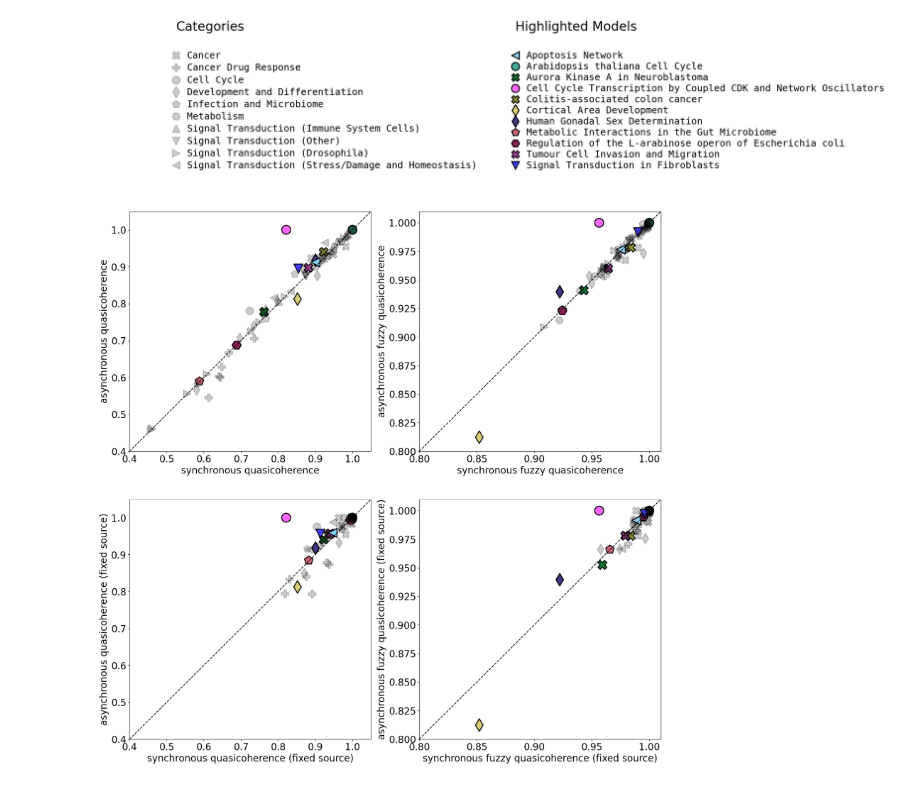
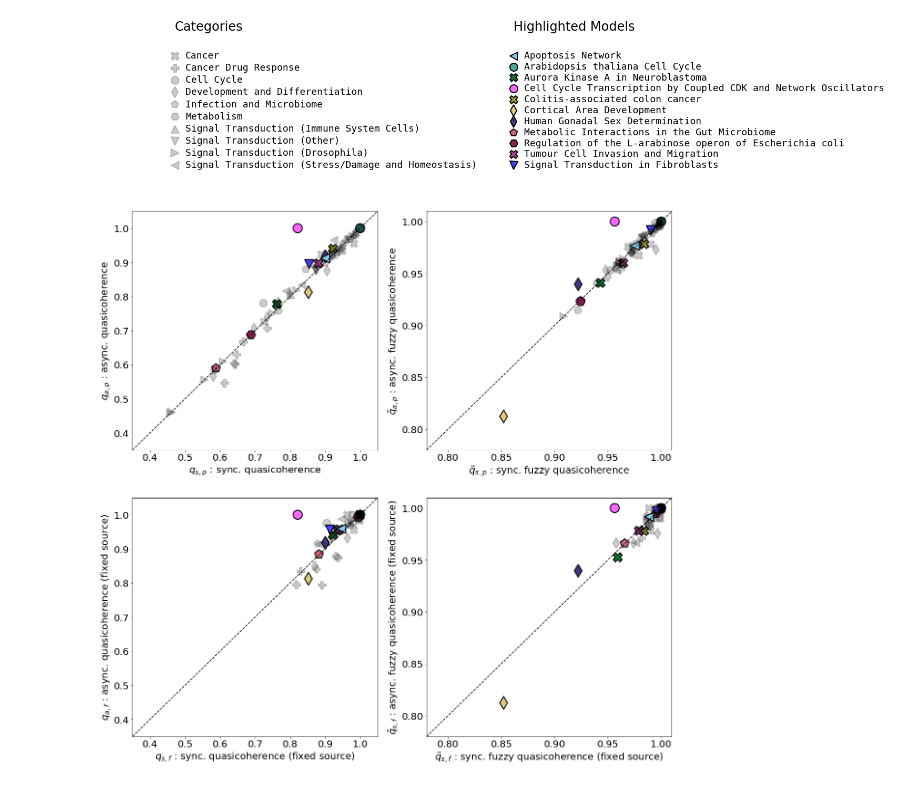
Before and after one commit to kyuhyongpark/cubewalkers-analysis, a Jupyter notebook: perturbation_output_analysis.ipynb, the cells around one changed output. Drawn from its saved outputs; the diff is of its cells as text; code cells hidden in the pictures.

Commit message:
regenerated plots with notation from main text

```diff
--- a/perturbation_output_analysis.ipynb
+++ b/perturbation_output_analysis.ipynb
@@ -168,45 +168,45 @@ plt.show()
 # %%
 fig,ax = plt.subplots(2,2,figsize=(20,20))
 fig.set_facecolor('white')
 for name,group in groups:
     ax[0,0].scatter(group['SQC'],group['AQC'],c=hc(group),s=hs(group),alpha=halpha(group),marker=category_symbol_dict[name],linewidths=2,edgecolor='k')
-ax[0,0].set_xlabel('synchronous quasicoherence')
-ax[0,0].set_ylabel('asynchronous quasicoherence')
-ax[0,0].set_xlim(0.4,1.05)
-ax[0,0].set_ylim(0.4,1.05)
+ax[0,0].set_xlabel(r'$q_{s,p}$ : sync. quasicoherence')
+ax[0,0].set_ylabel(r'$q_{a,p}$ : async. quasicoherence')
+ax[0,0].set_xlim(0.35,1.05)
+ax[0,0].set_ylim(0.35,1.05)
 
 for name,group in groups:
     ax[0,1].scatter(group['SFQC'],group['AFQC'],c=hc(group),s=hs(group),alpha=halpha(group),marker=category_symbol_dict[name],linewidths=2,edgecolor='k')
 # ax[0,1].scatter(QC['SFQC'],QC['AFQC'])
-ax[0,1].set_xlabel('synchronous fuzzy quasicoherence')
-ax[0,1].set_ylabel('asynchronous fuzzy quasicoherence')
-ax[0,1].set_xlim(0.8,1.01)
-ax[0,1].set_ylim(0.8,1.01)
+ax[0,1].set_xlabel(r'$\tilde{q}_{s,p}$ : sync. fuzzy quasicoherence')
+ax[0,1].set_ylabel(r'$\tilde{q}_{a,p}$ : async. fuzzy quasicoherence')
+ax[0,1].set_xlim(0.78,1.01)
+ax[0,1].set_ylim(0.78,1.01)
 
 for name,group in groups:
     ax[1,0].scatter(group['SQCNS'],group['AQCNS'],c=hc(group),s=hs(group),alpha=halpha(group),marker=category_symbol_dict[name],linewidths=2,edgecolor='k')
 # ax[1,0].scatter(QC['SQCNS'],QC['AQCNS'])
-ax[1,0].set_xlabel('synchronous quasicoherence (fixed source)')
-ax[1,0].set_ylabel('asynchronous quasicoherence (fixed source)')
-ax[1,0].set_xlim(0.4,1.05)
-ax[1,0].set_ylim(0.4,1.05)
+ax[1,0].set_xlabel(r'$q_{s,f}$ : sync. quasicoherence (fixed source)')
+ax[1,0].set_ylabel(r'$q_{a,f}$ : async. quasicoherence (fixed source)')
+ax[1,0].set_xlim(0.35,1.05)
+ax[1,0].set_ylim(0.35,1.05)
 
 for name,group in groups:
     ax[1,1].scatter(group['SFQCNS'],group['AFQCNS'],c=hc(group),s=hs(group),alpha=halpha(group),marker=category_symbol_dict[name],linewidths=2,edgecolor='k')
 # ax[1,1].scatter(QC['SFQCNS'],QC['AFQCNS'])
-ax[1,1].set_xlabel('synchronous fuzzy quasicoherence (fixed source)')
-ax[1,1].set_ylabel('asynchronous fuzzy quasicoherence (fixed source)')
-ax[1,1].set_xlim(0.8,1.01)
-ax[1,1].set_ylim(0.8,1.01)
+ax[1,1].set_xlabel(r'$\tilde{q}_{s,f}$ : sync. fuzzy quasicoherence (fixed source)')
+ax[1,1].set_ylabel(r'$\tilde{q}_{s,f}$ : async. fuzzy quasicoherence (fixed source)')
+ax[1,1].set_xlim(0.78,1.01)
+ax[1,1].set_ylim(0.78,1.01)
 
 for sub_ax in ax.flatten():
     sub_ax.axline((1,1),slope=1,linestyle='--',color='k')
 
 plt.savefig(f'./data/{models_dir}/figures/quasicoherence_comparisons.png')
 plt.savefig(f'./data/{models_dir}/figures/quasicoherence_comparisons.pdf')
 plt.show()
 # %% [output]
-[figure, old version]
+[figure, new version]
 # %%
 fig,ax = plt.subplots(2,2,figsize=(20,20))
 fig.set_facecolor('white')
```
Also changed, not shown: parts of 6 cells of this notebook, 16 other files.
